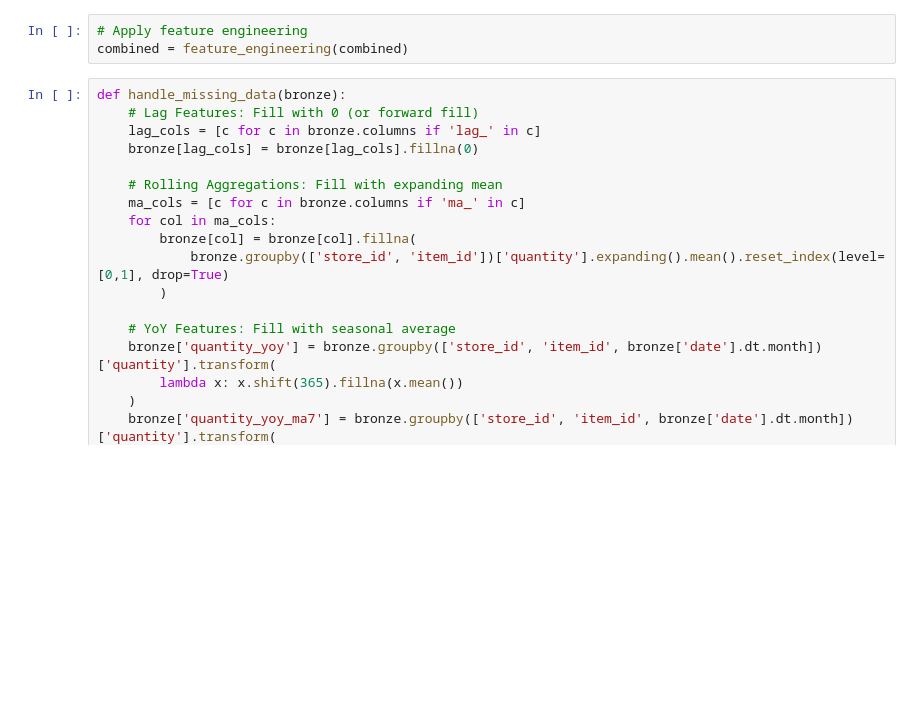
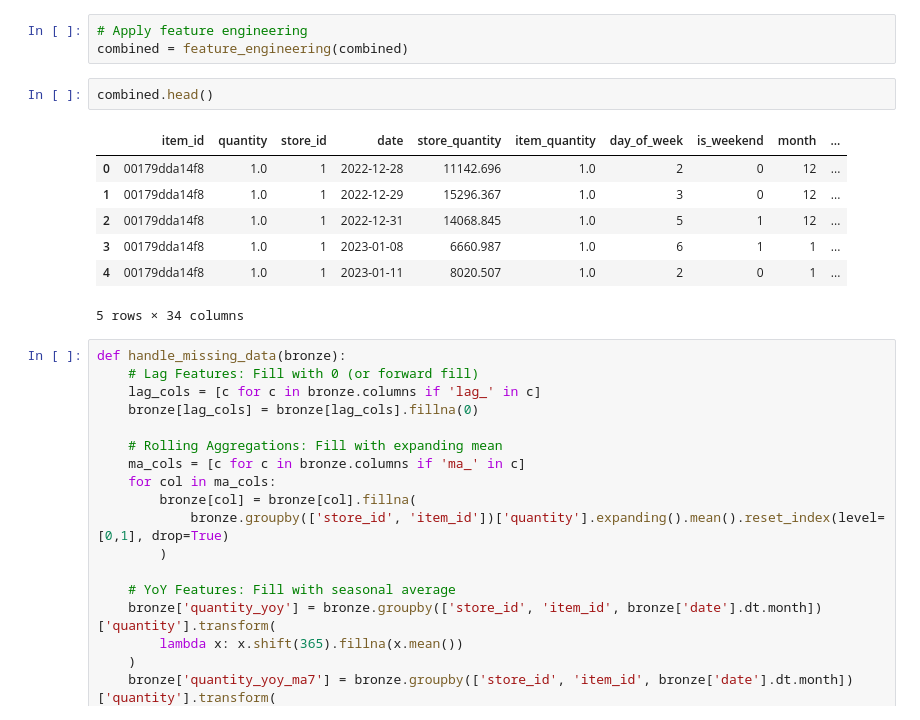
Before and after one commit to reagan-adajo/Capstone_Project, a Jupyter notebook: Gold-edit.ipynb, the cells around one changed output. Cells and saved outputs as stored; diff of their text form; blank space fills up the shorter version.

```diff
--- a/Gold-edit.ipynb
+++ b/Gold-edit.ipynb
@@ -1175,6 +1134,16 @@ def feature_engineering(bronze):
 # %%
 # Apply feature engineering
 combined = feature_engineering(combined)
+# %%
+combined.head()
+# %% [output]
+|  | item_id | quantity | store_id | date | store_quantity | item_quantity | day_of_week | is_weekend | month | ... |
+| 0 | 00179dda14f8 | 1.0 | 1 | 2022-12-28 | 11142.696 | 1.0 | 2 | 0 | 12 | ... |
+| 1 | 00179dda14f8 | 1.0 | 1 | 2022-12-29 | 15296.367 | 1.0 | 3 | 0 | 12 | ... |
+| 2 | 00179dda14f8 | 1.0 | 1 | 2022-12-31 | 14068.845 | 1.0 | 5 | 1 | 12 | ... |
+| 3 | 00179dda14f8 | 1.0 | 1 | 2023-01-08 | 6660.987 | 1.0 | 6 | 1 | 1 | ... |
+| 4 | 00179dda14f8 | 1.0 | 1 | 2023-01-11 | 8020.507 | 1.0 | 2 | 0 | 1 | ... |
+5 rows × 34 columns
 # %%
 def handle_missing_data(bronze):
     # Lag Features: Fill with 0 (or forward fill)
```
Also changed, not shown: parts of 18 cells of this notebook.
